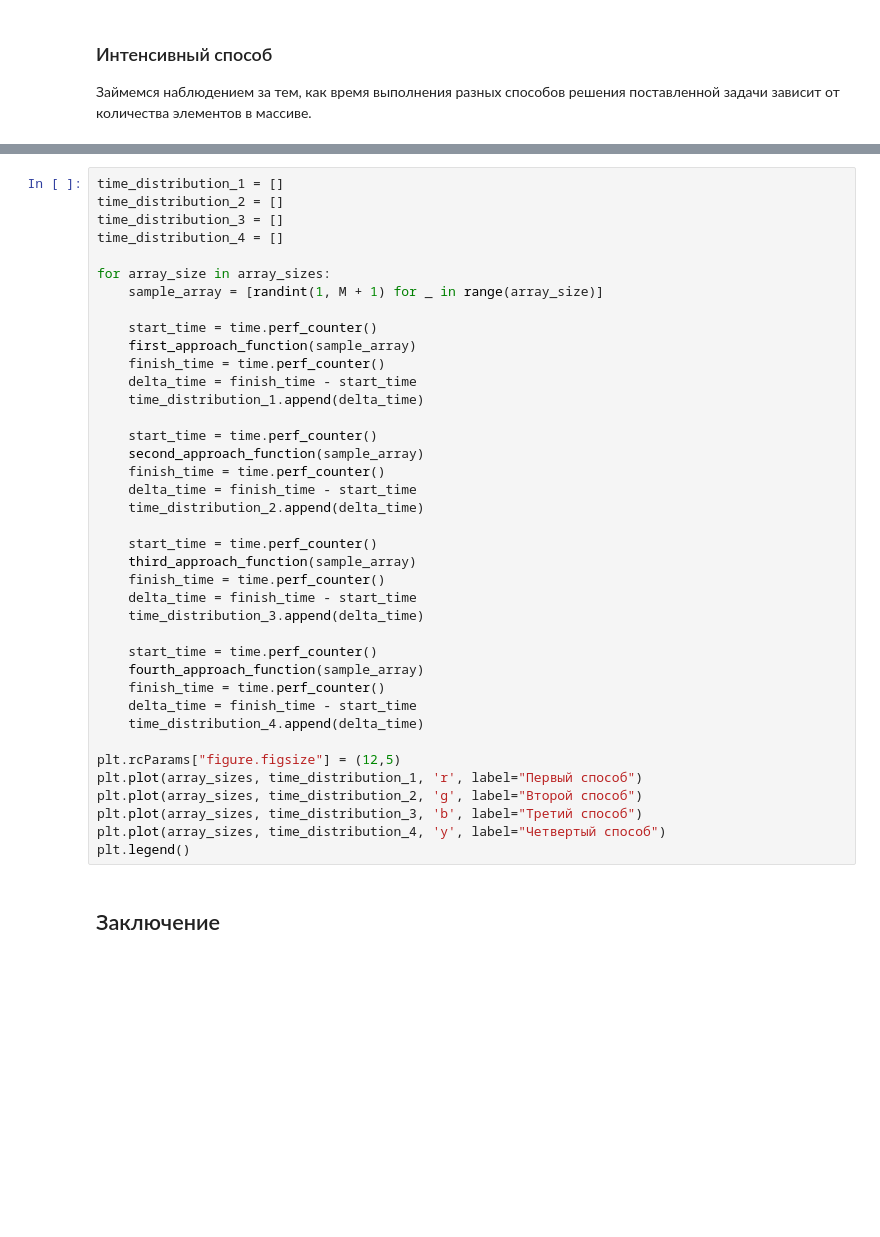
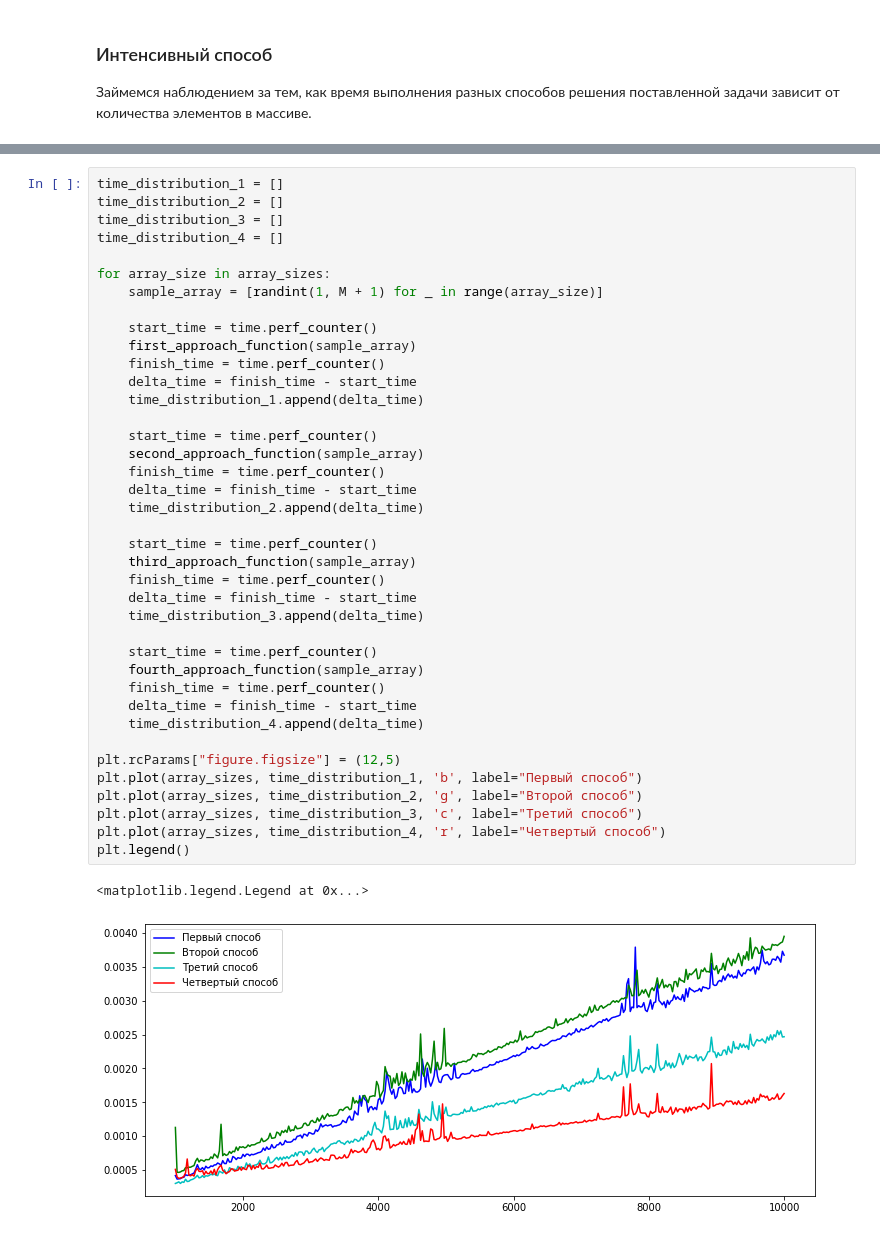
Before and after one commit to rianriant/individual_task_2, a Jupyter notebook: main.ipynb, the cells around one changed output, grey strips where cells are left out. Saved outputs shown, nothing was run; the diff lists cells and outputs as text; blank space fills up the shorter version.

```diff
--- a/main.ipynb
+++ b/main.ipynb
@@ -366,35 +406,36 @@ time_distribution_4 = []
 for array_size in array_sizes:
     sample_array = [randint(1, M + 1) for _ in range(array_size)]
 
     start_time = time.perf_counter()
     first_approach_function(sample_array)
     finish_time = time.perf_counter()
     delta_time = finish_time - start_time
     time_distribution_1.append(delta_time)
 
     start_time = time.perf_counter()
     second_approach_function(sample_array)
     finish_time = time.perf_counter()
     delta_time = finish_time - start_time
     time_distribution_2.append(delta_time)
 
     start_time = time.perf_counter()
     third_approach_function(sample_array)
     finish_time = time.perf_counter()
     delta_time = finish_time - start_time
     time_distribution_3.append(delta_time)
 
     start_time = time.perf_counter()
     fourth_approach_function(sample_array)
     finish_time = time.perf_counter()
     delta_time = finish_time - start_time
     time_distribution_4.append(delta_time)
 
 plt.rcParams["figure.figsize"] = (12,5)
-plt.plot(array_sizes, time_distribution_1, 'r', label="Первый способ")
+plt.plot(array_sizes, time_distribution_1, 'b', label="Первый способ")
 plt.plot(array_sizes, time_distribution_2, 'g', label="Второй способ")
-plt.plot(array_sizes, time_distribution_3, 'b', label="Третий способ")
-plt.plot(array_sizes, time_distribution_4, 'y', label="Четвертый способ")
+plt.plot(array_sizes, time_distribution_3, 'c', label="Третий способ")
+plt.plot(array_sizes, time_distribution_4, 'r', label="Четвертый способ")
 plt.legend()
+# %% [output]
+<matplotlib.legend.Legend at 0x...>
+[figure, added]
-# %% [markdown]
-## Заключение
```
Also changed, not shown: parts of 12 cells of this notebook.
